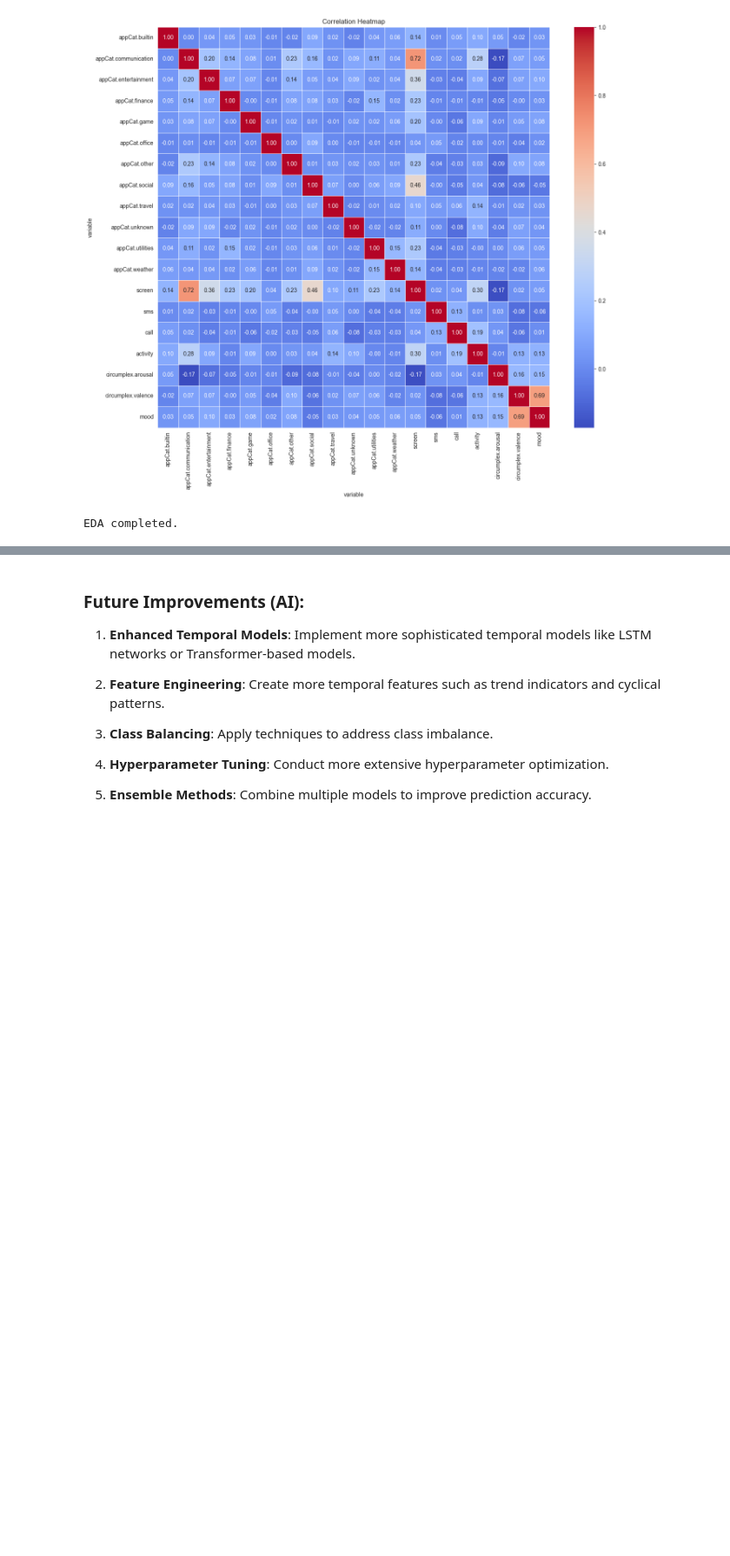
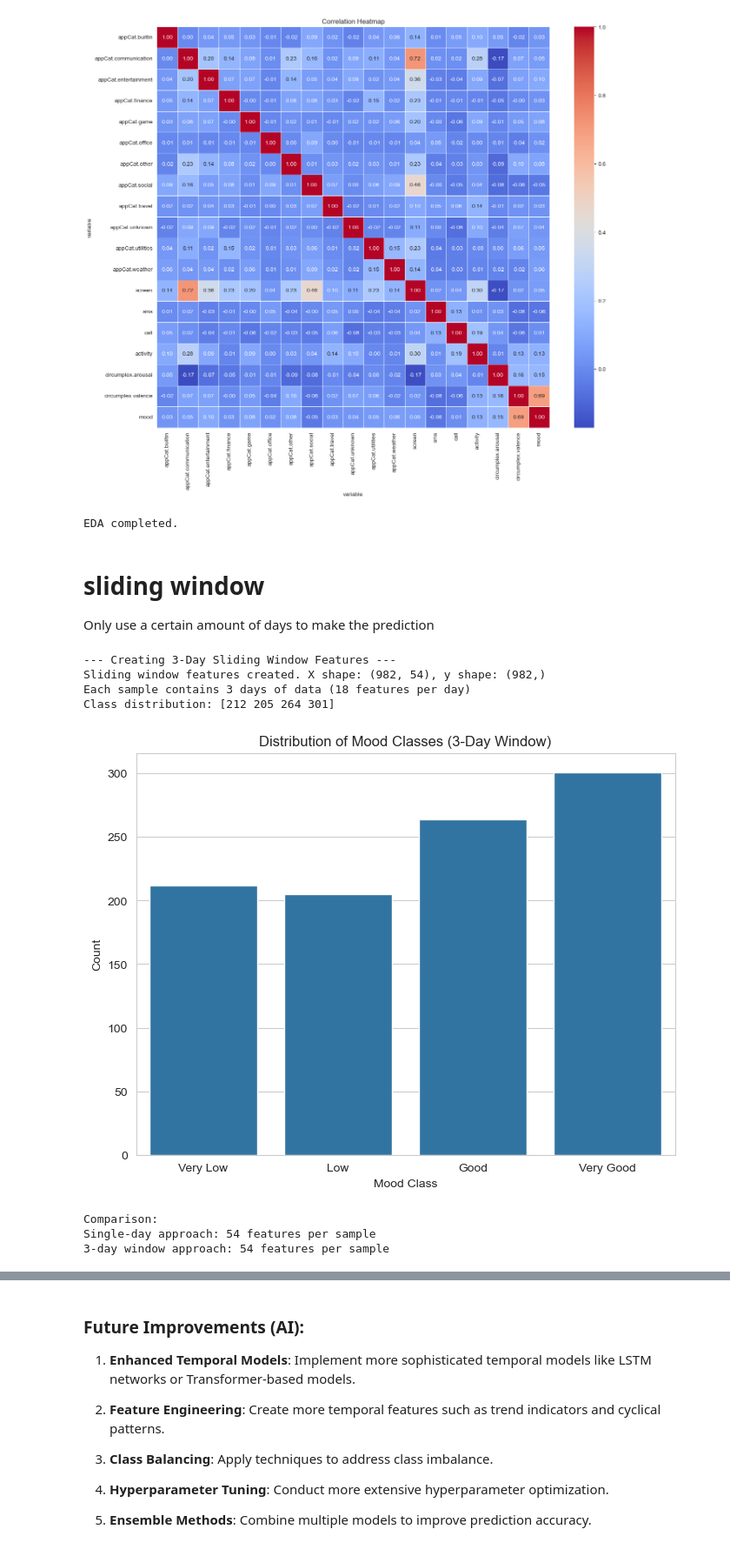
Before and after one commit to PietPjotr/DMT1, a Jupyter notebook: classification.ipynb, the cells around one changed output, grey strips where cells are left out. Shown at 87% size. Cells and saved outputs as stored; diff of their text form; code cells hidden in the pictures; blank space fills up the shorter version.

```diff
--- a/classification.ipynb
+++ b/classification.ipynb
@@ -159,3 +159,7 @@ dtype: int64
 [figure]
 [figure]
 EDA completed.
+# %% [markdown]
+# sliding window
+
+Only use a certain amount of days to make the prediction
@@ -162,3 +275,23 @@ EDA completed.
+# %%
+# Create features using a 3-day sliding window
+window_size = 3
+X_window, y_window, feature_names_window, user_ids_window, timestamps_window = create_sliding_window_features(
+    data, users, window_size=window_size
+)
+
+# Compare with single-day features
+print("\nComparison:")
+print(f"Single-day approach: {len(feature_names_window)} features per sample")
+print(f"{window_size}-day window approach: {len(feature_names_window)} features per sample")
+# %% [output]
+--- Creating 3-Day Sliding Window Features ---
+Sliding window features created. X shape: (982, 54), y shape: (982,)
+Each sample contains 3 days of data (18 features per day)
+Class distribution: [212 205 264 301]
+[figure, added]
+Comparison:
+Single-day approach: 54 features per sample
+3-day window approach: 54 features per sample
 # %%
 def prepare_features_and_target(data, users):
     # Create a copy of the data
```
Also changed, not shown: parts of 8 cells of this notebook, 15 other files.
